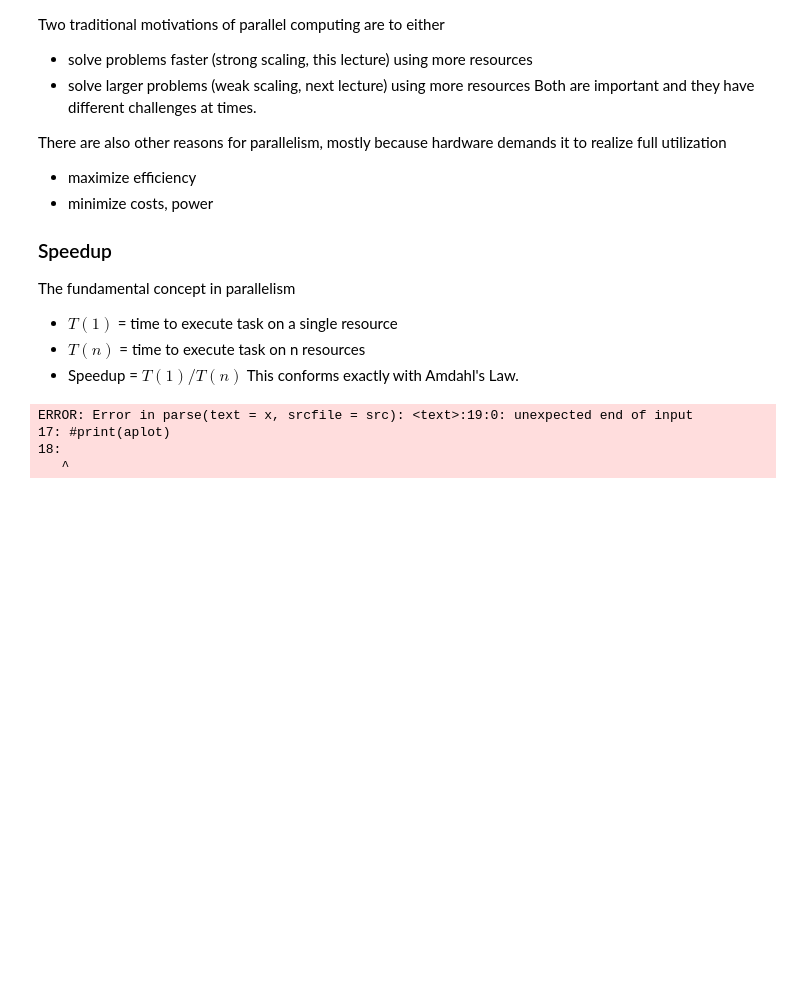
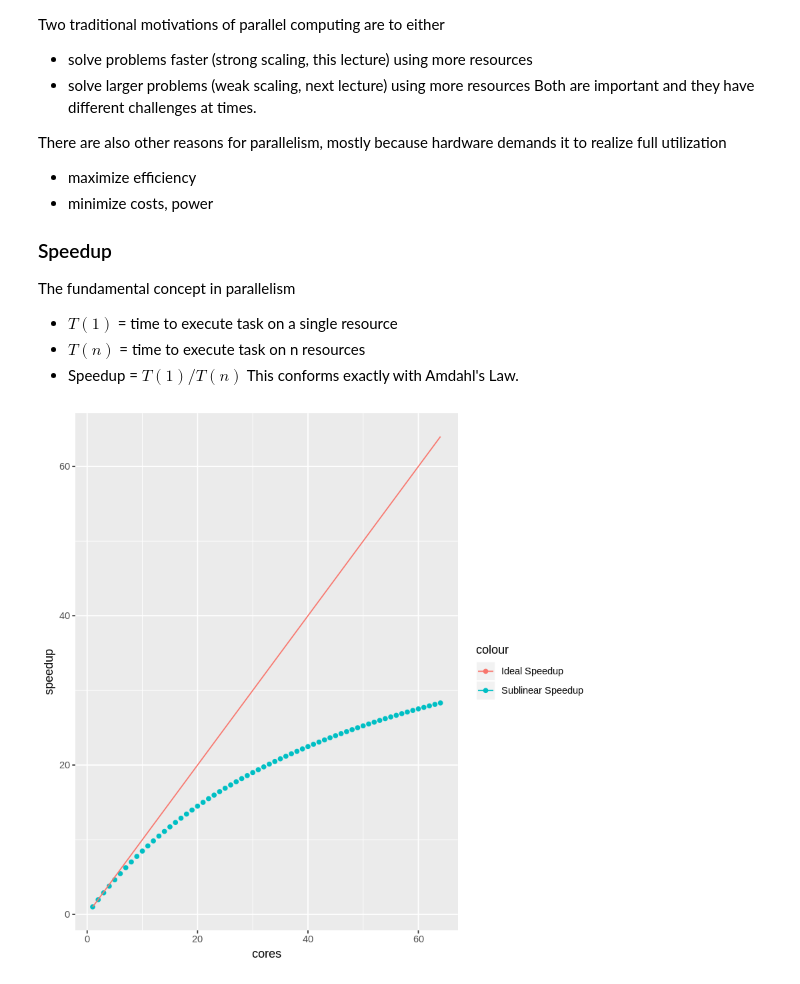
Before and after one commit to randalburns/jhupp-lectures, a Jupyter notebook: code/4_speedup.ipynb, the cells around one changed output. Saved outputs shown, nothing was run; the diff lists cells and outputs as text; code cells hidden in the pictures; blank space fills up the shorter version.

```diff
--- a/code/4_speedup.ipynb
+++ b/code/4_speedup.ipynb
@@ -34,23 +34,16 @@ This conforms exactly with Amdahl's Law.
 # %%
 library(ggplot2)
 
 cores = seq(1:1:64)
 
 p = .98
 
 amdahl <- data.frame(cores, 1/((1-p)+p/cores))
 colnames(amdahl) <- c("cores","speedup")
 
-ggplot(amdahl, aes(x=cores, y=speedup)) + geom_point() +
-  geom_line(data=amdahl, aes(x=cores,y=cores)
+aplot <- ggplot(amdahl, aes(x=cores, y=speedup, color="Sublinear Speedup")) + geom_point() +
+  geom_line(data=amdahl, aes(x=cores,y=cores, color="Ideal Speedup"))
 
-
-#aplot <- ggplot(amdahl, aes(x=cores, y=speedup, color="Sublinear Speedup")) + geom_point() +
- #           geom_line(data=amdahl, aes(x=cores,y=cores, color="Ideal")) +
-  ##
-#print(aplot)
+print(aplot)
 # %% [output]
-ERROR: Error in parse(text = x, srcfile = src): <text>:19:0: unexpected end of input
-17: #print(aplot)
-18:
-   ^
+[figure, added]
```
